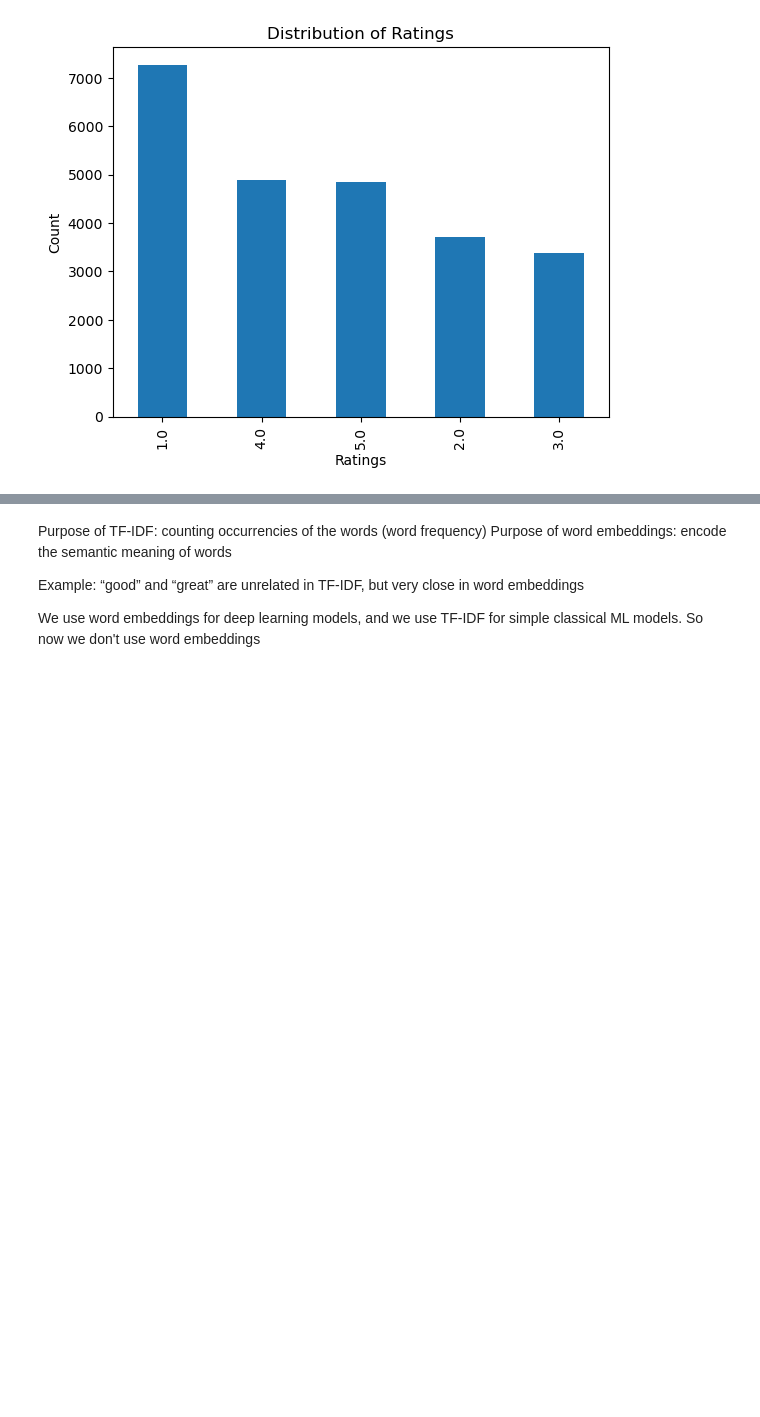
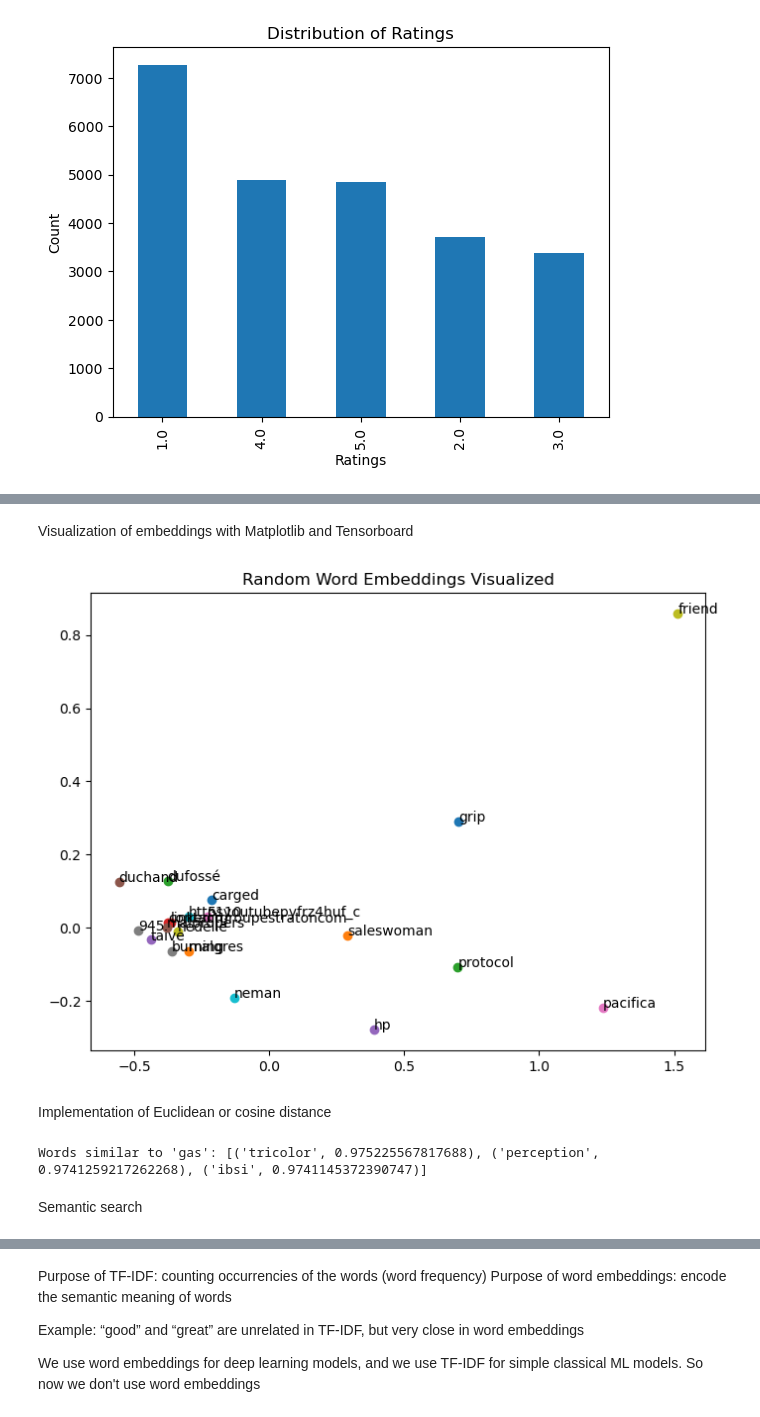
Before and after one commit to Alberto-Martinelli/nlp-supervised, a Jupyter notebook: main.ipynb, the cells around one changed output, grey strips where cells are left out. Saved outputs shown, nothing was run; the diff lists cells and outputs as text; code cells hidden in the pictures; blank space fills up the shorter version.

```diff
--- a/main.ipynb
+++ b/main.ipynb
@@ -194,0 +364,11 @@ Name: count, dtype: int64
+# %%
+from gensim.models import Word2Vec
+from nltk.tokenize import word_tokenize
+import nltk
+nltk.download('punkt')
+
+# Train a Word2Vec model
+model = Word2Vec(sentences=df["review_cleaned"], vector_size=50, window=5, min_count=1, workers=1, sg=1)
+
+# Save the trained model for future use
+model.save("word2vec.model")
@@ -194,0 +378,48 @@ Name: count, dtype: int64
+# %% [markdown]
+Visualization of embeddings with Matplotlib and Tensorboard
+# %%
+from sklearn.decomposition import PCA
+import matplotlib.pyplot as plt
+from tqdm import tqdm
+import random
+
+# Get word vectors
+words = list(model.wv.index_to_key)
+word_vectors = [model.wv[word] for word in words]
+
+# Reduce dimensions to 2D
+pca = PCA(n_components=2)
+word_vectors_2d = pca.fit_transform(word_vectors)
+
+# Select some random words and their corresponding vectors
+random_indices = random.sample(range(len(words)), 20)
+random_words = [words[i] for i in random_indices]
+random_word_vectors_2d = word_vectors_2d[random_indices]
+
+# Plot only random word embeddings with tqdm progress bar
+plt.figure(figsize=(8, 6))
+for i, word in tqdm(enumerate(random_words), total=len(random_words), desc="Plotting words"):
+    plt.scatter(random_word_vectors_2d[i, 0], random_word_vectors_2d[i, 1])
+    plt.annotate(word, (random_word_vectors_2d[i, 0], random_word_vectors_2d[i, 1]))
+
+plt.title("Random Word Embeddings Visualized")
+plt.show()
+# %% [output]
+[figure, added]
+# %% [markdown]
+Implementation of Euclidean or cosine distance
+# %%
+from scipy.spatial.distance import cosine
+
+# Find similar words
+def find_similar_words(word, top_n=3):
+    similar_words = model.wv.most_similar(word, topn=top_n)
+    return similar_words
+
+# Example: Find similar words to "gas"
+similar = find_similar_words("gas")
+print("Words similar to 'gas':", similar)
+# %% [output]
+Words similar to 'gas': [('tricolor', 0.975225567817688), ('perception', 0.9741259217262268), ('ibsi', 0.9741145372390747)]
+# %% [markdown]
+Semantic search
```
Also changed, not shown: parts of 57 cells of this notebook, 10 other files.
